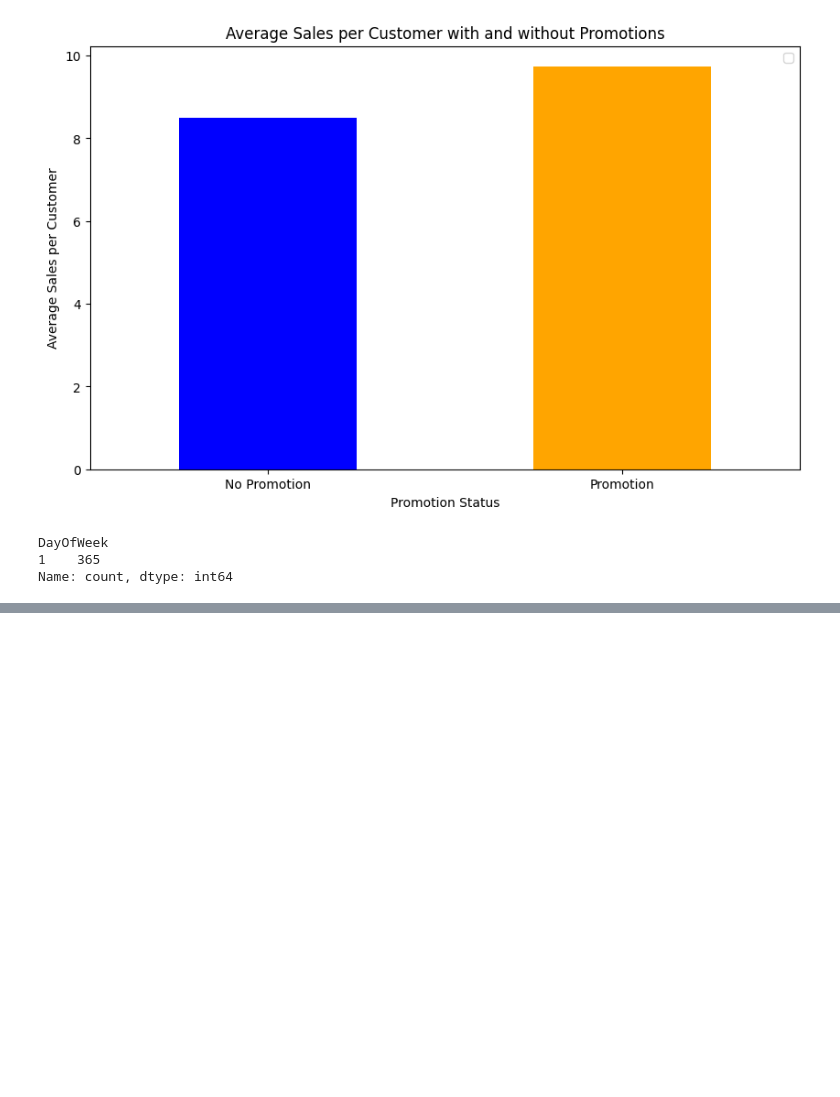
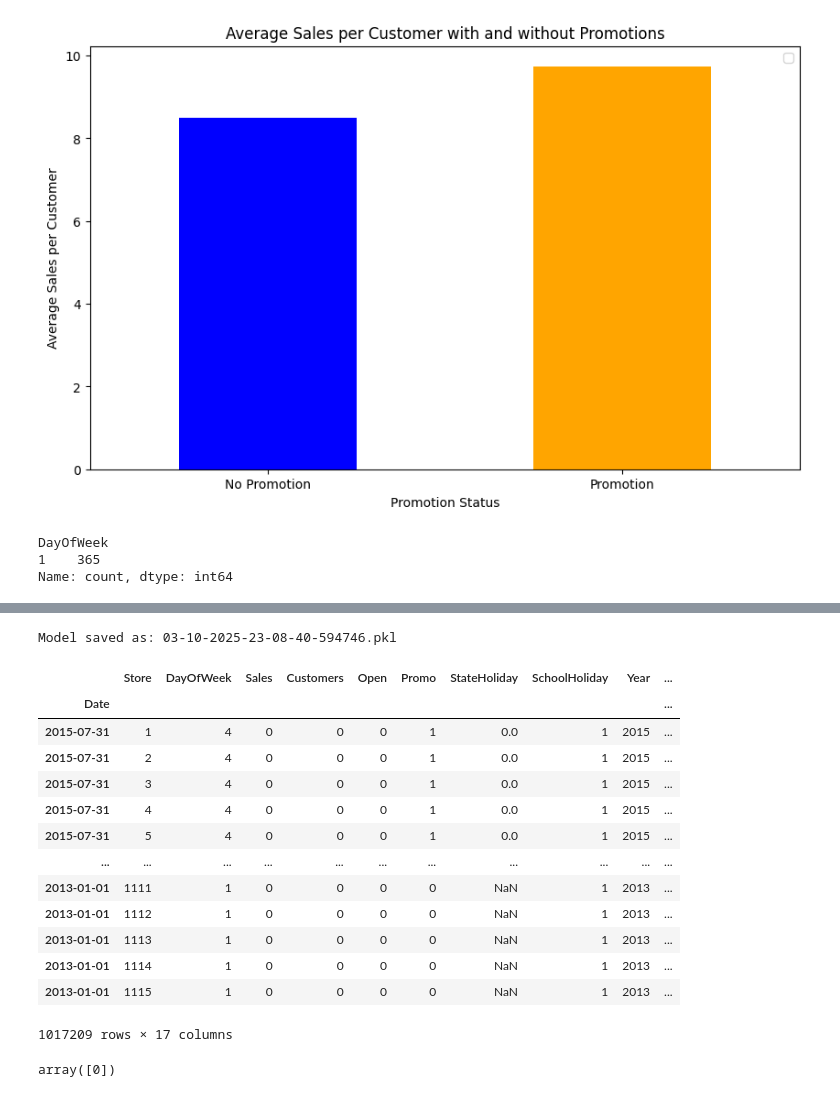
Before and after one commit to IamYunusAli/Rossman, a Jupyter notebook: notebooks/Rossman.ipynb, the cells around one changed output, grey strips where cells are left out. Drawn from its saved outputs; the diff is of its cells as text; code cells hidden in the pictures; blank space fills up the shorter version.

```diff
--- a/notebooks/Rossman.ipynb
+++ b/notebooks/Rossman.ipynb
@@ -394,0 +523,28 @@ plt.show()
+# %%
+trainData['SchoolHoliday'] = trainData['SchoolHoliday'].astype(int)
+
+# Identify holidays
+trainData['Holiday'] = trainData[['StateHoliday', 'SchoolHoliday']].max(axis=1)
+
+# Forward fill to get the date of the next holiday
+trainData['NextHoliday'] = trainData.loc[trainData['Holiday'] == 1, 'Date']
+trainData['NextHoliday'] = trainData['NextHoliday'].ffill()
+
+# Backward fill to get the date of the previous holiday
+trainData['PrevHoliday'] = trainData.loc[trainData['Holiday'] == 1, 'Date']
+trainData['PrevHoliday'] = trainData['PrevHoliday'].bfill()
+
+# Calculate days to the next holiday
+trainData['DaysToHoliday'] = (trainData['NextHoliday'] - trainData['Date']).dt.days
+
+# Calculate days since the last holiday
+trainData['DaysAfterHoliday'] = (trainData['Date'] - trainData['PrevHoliday']).dt.days
+
+# Replace NaN values with a large number for non-holiday periods (if necessary)
+trainData['DaysToHoliday'].fillna(9999, inplace=True)
+trainData['DaysAfterHoliday'].fillna(9999, inplace=True)
+
+# Drop intermediate columns if not needed
+trainData.drop(columns=['NextHoliday', 'PrevHoliday'], inplace=True)
+
+trainData.info()
@@ -394,0 +581,7 @@ plt.show()
+# %%
+trainData['Store'] = trainData['Store'].astype(int)
+trainData['Sales'] = trainData['Sales'].astype(int) // 10**9
+trainData['Customers'] = trainData['Customers'].astype(int) // 10**9
+trainData['Open'] = trainData['Open'].astype(int) // 10**9
+trainData['Promo'] = trainData['Promo'].astype(int)
+trainData.info()
@@ -394,0 +785,41 @@ plt.show()
+# %%
+import pickle
+from datetime import datetime
+
+# Assuming rf_regressor is the trained Random Forest Regressor model
+# Serialize the model
+timestamp = datetime.now().strftime("%m-%d-%Y-%H-%M-%S-%f")
+model_filename = f"{timestamp}.pkl"
+with open(model_filename, 'wb') as file:
+    pickle.dump(rf_regressor, file)
+
+print("Model saved as:", model_filename)
+# %% [output]
+Model saved as: 03-10-2025-23-08-40-594746.pkl
+# %%
+# Convert the 'Date' column to datetime format
+trainData['Date'] = pd.to_datetime(trainData['Date'])
+
+# Set the 'Date' column as the index
+trainData.set_index('Date', inplace=True)
+
+trainData
+# %% [output]
+|  | Store | DayOfWeek | Sales | Customers | Open | Promo | StateHoliday | SchoolHoliday | Year | ... |
+| Date |  |  |  |  |  |  |  |  |  | ... |
+| 2015-07-31 | 1 | 4 | 0 | 0 | 0 | 1 | 0.0 | 1 | 2015 | ... |
+| 2015-07-31 | 2 | 4 | 0 | 0 | 0 | 1 | 0.0 | 1 | 2015 | ... |
+| 2015-07-31 | 3 | 4 | 0 | 0 | 0 | 1 | 0.0 | 1 | 2015 | ... |
+| 2015-07-31 | 4 | 4 | 0 | 0 | 0 | 1 | 0.0 | 1 | 2015 | ... |
+| 2015-07-31 | 5 | 4 | 0 | 0 | 0 | 1 | 0.0 | 1 | 2015 | ... |
+| ... | ... | ... | ... | ... | ... | ... | ... | ... | ... | ... |
+| 2013-01-01 | 1111 | 1 | 0 | 0 | 0 | 0 | NaN | 1 | 2013 | ... |
+| 2013-01-01 | 1112 | 1 | 0 | 0 | 0 | 0 | NaN | 1 | 2013 | ... |
+| 2013-01-01 | 1113 | 1 | 0 | 0 | 0 | 0 | NaN | 1 | 2013 | ... |
+| 2013-01-01 | 1114 | 1 | 0 | 0 | 0 | 0 | NaN | 1 | 2013 | ... |
+| 2013-01-01 | 1115 | 1 | 0 | 0 | 0 | 0 | NaN | 1 | 2013 | ... |
+1017209 rows × 17 columns
+# %%
+trainData['Sales'].unique()
+# %% [output]
+array([0])
```
Also changed, not shown: parts of 36 cells of this notebook, 1 other file.
